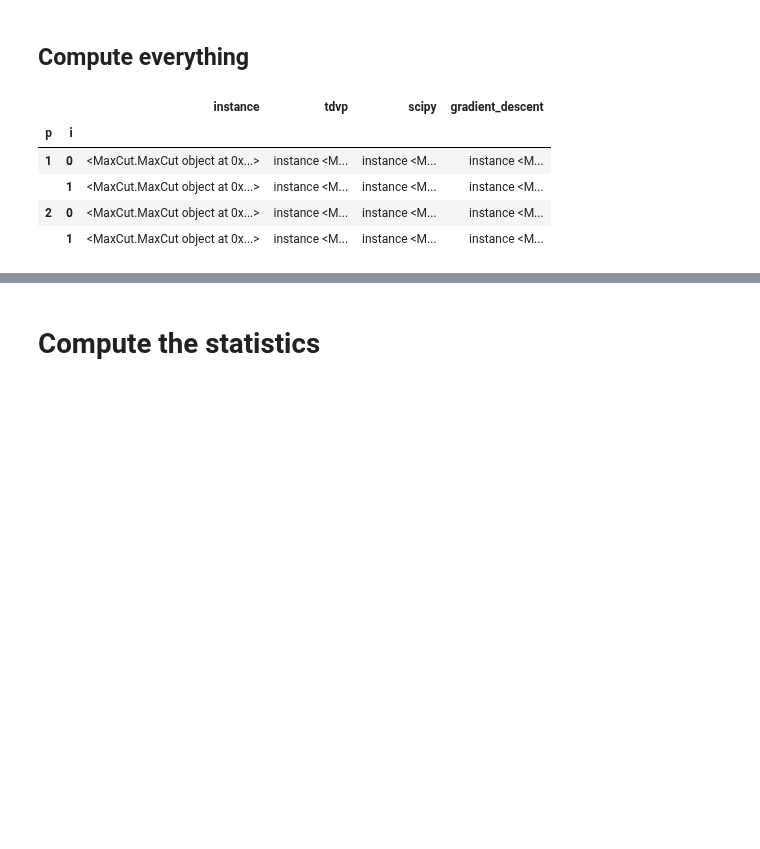
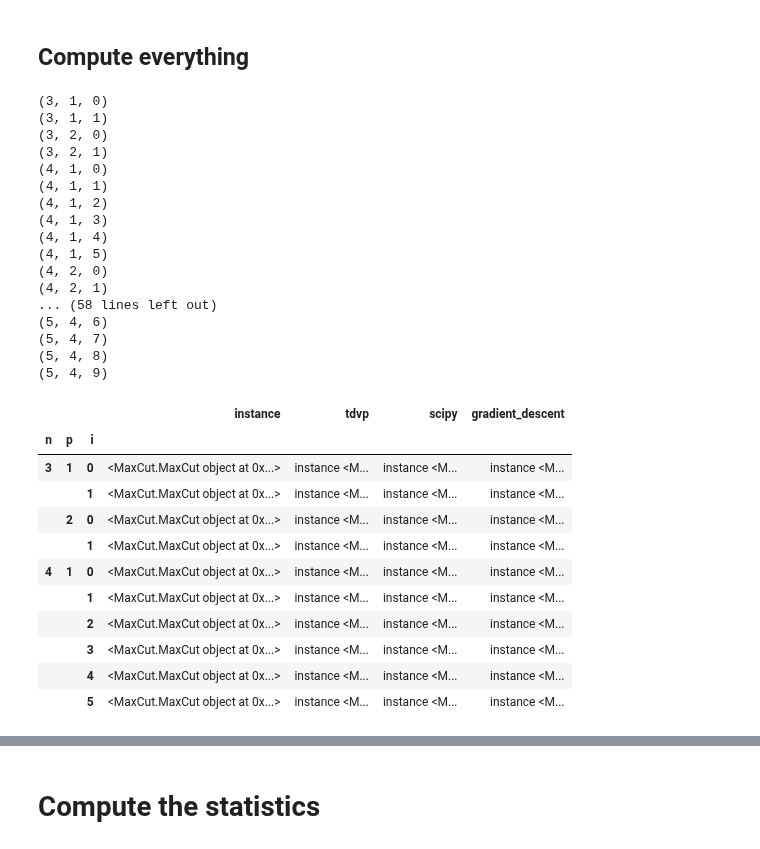
Before and after one commit to LeonhardRichter/TDVP_and_QAOA, a Jupyter notebook: data_processing.ipynb, the cells around one changed output, grey strips where cells are left out. Drawn from its saved outputs; the diff is of its cells as text; code cells hidden in the pictures; blank space fills up the shorter version.

```diff
--- a/data_processing.ipynb
+++ b/data_processing.ipynb
@@ -44,3 +48,6 @@ data
 |  |  | 8 | <MaxCut.MaxCut object at 0x...> | instance <M... | instance <M... | algorithm gradient_de... |
 |  |  | 9 | <MaxCut.MaxCut object at 0x...> | instance <M... | instance <M... | algorithm gradient_de... |
 74 rows × 4 columns
+# %%
+for idx in data.index:
+    data.loc[idx]['gradient_descent']['num_fun_calls'] = 4*data.loc[idx]['gradient_descent']['p']*data.loc[idx]['gradient_descent']['steps']
@@ -196,19 +223,19 @@ real duration                                            14.574935
 message          Gradient descent solver terminated with       ...
 Name: gradient_descent, dtype: object
 # %%
-#scipy has no number set for 'steps' but we will use this field for computations
-for p,i in df.index:
-    df['scipy'].loc[p,i]['steps'] = df['scipy'].loc[p,i]['num_fun_calls']
-    if df['gradient_descent'].loc[p,i] is not np.NaN:
-        df['gradient_descent'].loc[p,i]['num_fun_calls'] = df['gradient_descent'].loc[p,i]['steps']
-    for alg in {'scipy', 'tdvp', 'gradient_descent'}:
-        if df[alg].loc[p,i] is not np.NaN:
-            res = df[alg].loc[p,i]
-            try:
-                res['success'] = res.res.success
-            except  AttributeError:
-                res['success'] = False
-df['gradient_descent'].loc[1,1]
+# #scipy has no number set for 'steps' but we will use this field for computations
+# for p,i in df.index:
+#     df['scipy'].loc[p,i]['steps'] = df['scipy'].loc[p,i]['num_fun_calls']
+#     if df['gradient_descent'].loc[p,i] is not np.NaN:
+#         df['gradient_descent'].loc[p,i]['num_fun_calls'] = df['gradient_descent'].loc[p,i]['steps']
+#     for alg in {'scipy', 'tdvp', 'gradient_descent'}:
+#         if df[alg].loc[p,i] is not np.NaN:
+#             res = df[alg].loc[p,i]
+#             try:
+#                 res['success'] = res.res.success
+#             except  AttributeError:
+#                 res['success'] = False
+# df['gradient_descent'].loc[1,1]
 # %% [output]
 instance                  <MaxCut.MaxCut object at 0x...>
 p                                                                1
@@ -358,7 +385,7 @@ def circuit_count(steps:int, algorithm:str, p:int, n:int):
     if algorithm =="scipy":
         return steps + 1
     if algorithm=='gradient_descent':
-        return steps
+        return 4*p*steps + 1
 
 def gate_count(steps: int, algorithm: str, p: int, n: int, qaoa: QAOA):
     if algorithm=='tdvp':
@@ -366,7 +393,7 @@ def gate_count(steps: int, algorithm: str, p: int, n: int, qaoa: QAOA):
     if algorithm=='scipy':
         return (1+steps)*num_qaoa_gates(n,p,qaoa.qubo)
     if algorithm=='gradient_descent':
-        return (1+steps)*num_qaoa_gates(n,p,qaoa.qubo)
+        return (1+4*p*steps)*num_qaoa_gates(n,p,qaoa.qubo)
 
 def path_length(path:List[Tuple[float]])->float:
     return sum(np.linalg.norm(np.array(path[i])-np.array(path[i+1])) for i in range(len(path)-1))
@@ -422,7 +449,7 @@ def compute_measures(res:pd.Series, qaoa:QAOA)->pd.Series:
     return res
 # %%
 def measures_mapping(row:pd.Series):
-    qaoa = QAOA(row['instance'].qubo,p=row.name[0])
+    qaoa = QAOA(row['instance'].qubo, p=row.name[1])
     if row.tdvp.delta is not np.NaN:
         row.tdvp = compute_measures(row.tdvp,qaoa)
     if row.scipy.delta is not np.NaN:
@@ -437,12 +464,35 @@ def measures_mapping(row:pd.Series):
 def compute_measures_apply(df:pd.DataFrame)->pd.DataFrame:
     return df.swifter.apply(measures_mapping, axis=1)
 # %%
-df = compute_measures_apply(df)
+df = compute_measures_apply(data)
 df.head(10)
 # %% [output]
+(3, 1, 0)
+(3, 1, 1)
+(3, 2, 0)
+(3, 2, 1)
+(4, 1, 0)
+(4, 1, 1)
+(4, 1, 2)
+(4, 1, 3)
+(4, 1, 4)
+(4, 1, 5)
+(4, 2, 0)
+(4, 2, 1)
+... (58 lines left out)
+(5, 4, 6)
+(5, 4, 7)
+(5, 4, 8)
+(5, 4, 9)
-|  |  | instance | tdvp | scipy | gradient_descent |
-| p | i |  |  |  |  |
-| 1 | 0 | <MaxCut.MaxCut object at 0x...> | instance <M... | instance <M... | instance <M... |
-|  | 1 | <MaxCut.MaxCut object at 0x...> | instance <M... | instance <M... | instance <M... |
-| 2 | 0 | <MaxCut.MaxCut object at 0x...> | instance <M... | instance <M... | instance <M... |
-|  | 1 | <MaxCut.MaxCut object at 0x...> | instance <M... | instance <M... | instance <M... |
+|  |  |  | instance | tdvp | scipy | gradient_descent |
+| n | p | i |  |  |  |  |
+| 3 | 1 | 0 | <MaxCut.MaxCut object at 0x...> | instance <M... | instance <M... | instance <M... |
+|  |  | 1 | <MaxCut.MaxCut object at 0x...> | instance <M... | instance <M... | instance <M... |
+|  | 2 | 0 | <MaxCut.MaxCut object at 0x...> | instance <M... | instance <M... | instance <M... |
+|  |  | 1 | <MaxCut.MaxCut object at 0x...> | instance <M... | instance <M... | instance <M... |
+| 4 | 1 | 0 | <MaxCut.MaxCut object at 0x...> | instance <M... | instance <M... | instance <M... |
+|  |  | 1 | <MaxCut.MaxCut object at 0x...> | instance <M... | instance <M... | instance <M... |
+|  |  | 2 | <MaxCut.MaxCut object at 0x...> | instance <M... | instance <M... | instance <M... |
+|  |  | 3 | <MaxCut.MaxCut object at 0x...> | instance <M... | instance <M... | instance <M... |
+|  |  | 4 | <MaxCut.MaxCut object at 0x...> | instance <M... | instance <M... | instance <M... |
+|  |  | 5 | <MaxCut.MaxCut object at 0x...> | instance <M... | instance <M... | instance <M... |
```
Also changed, not shown: parts of 14 cells of this notebook, 2 other files.
